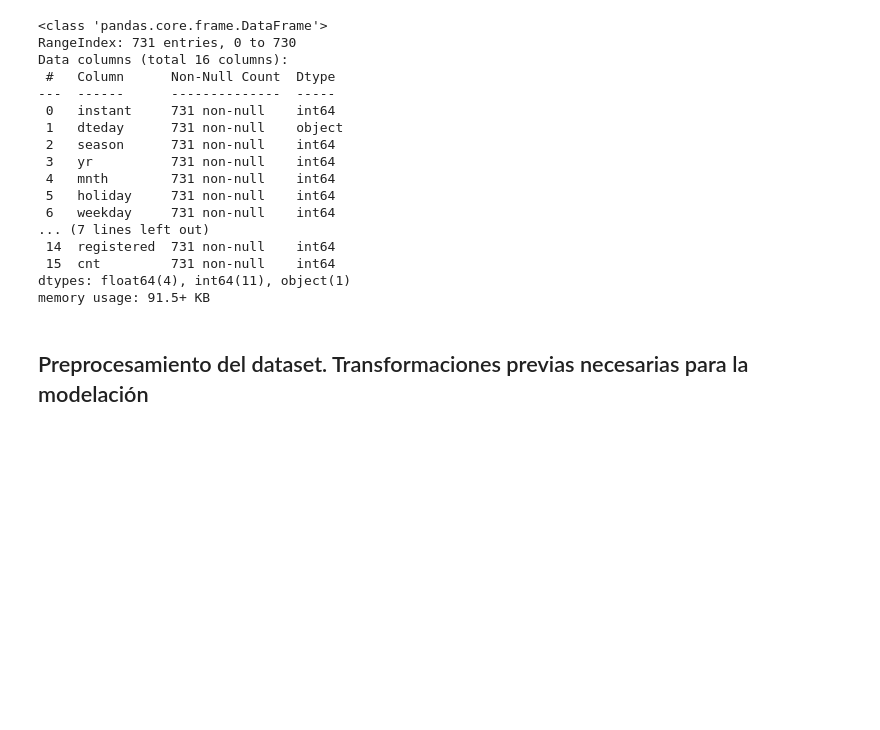
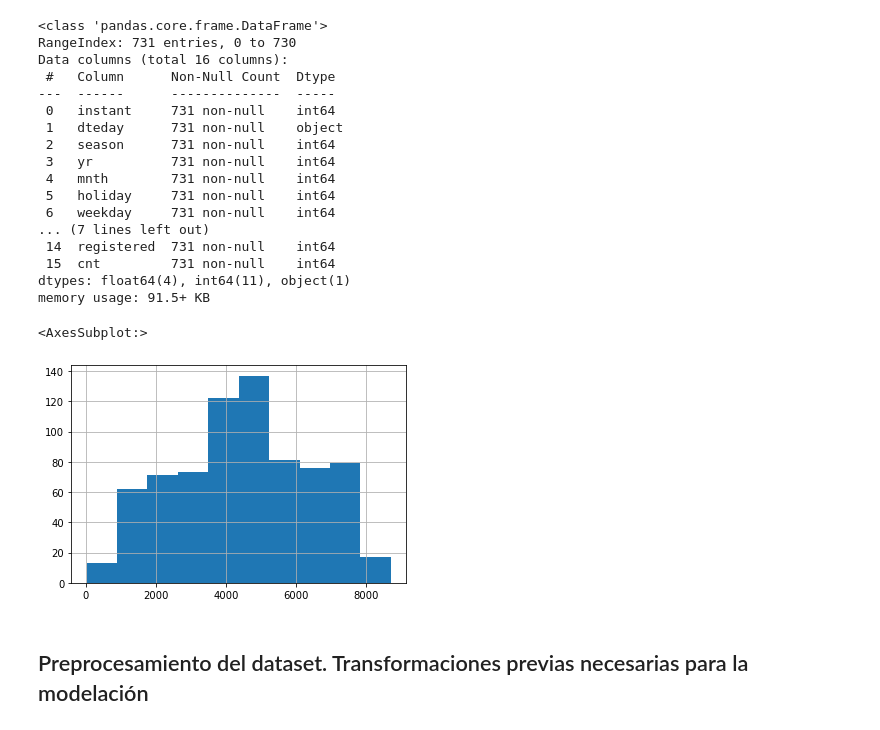
Before and after one commit to LeonardoB-10/PruebaU3-IA, a Jupyter notebook: [NRC_6278]_VinicioBorjaEstudiante_ModeladoQ2_1.ipynb, the cells around one changed output. Cells and saved outputs as stored; diff of their text form; code cells hidden in the pictures; blank space fills up the shorter version.

```diff
--- a/[NRC_6278]_VinicioBorjaEstudiante_ModeladoQ2_1.ipynb
+++ b/[NRC_6278]_VinicioBorjaEstudiante_ModeladoQ2_1.ipynb
@@ -128,6 +128,11 @@ Data columns (total 16 columns):
  15  cnt         731 non-null    int64
 dtypes: float64(4), int64(11), object(1)
 memory usage: 91.5+ KB
+# %%
+df['cnt'].hist()
+# %% [output]
+<AxesSubplot:>
+[figure, added]
 # %%
 df = df.drop(columns=['dteday'])#Se elimina la columna dteday
 # %% [markdown]
```
Also changed, not shown: parts of 4 cells of this notebook, 8 other files.
